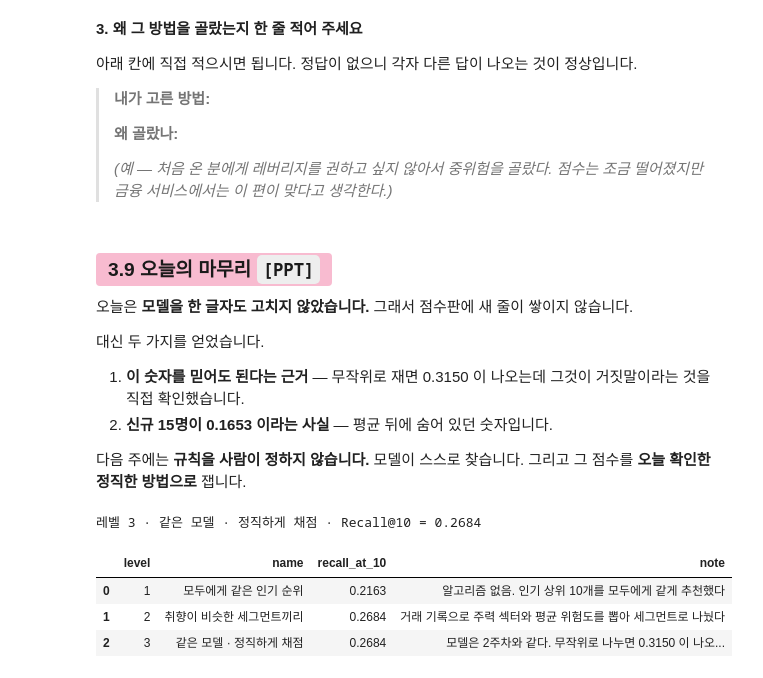
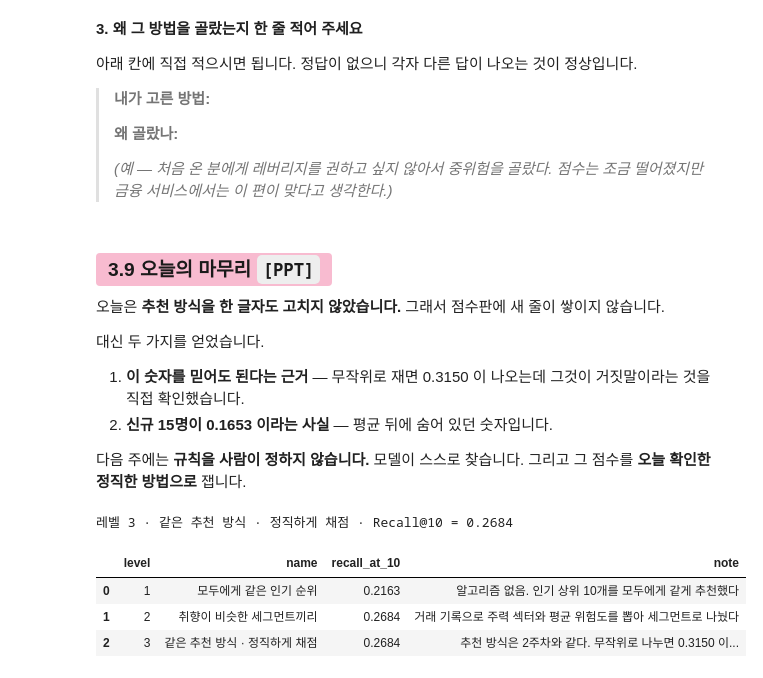
Before and after one commit to welovecherry/recsys, a Jupyter notebook: notebooks/03_split_leakage.ipynb, the cells around one changed output. Drawn from its saved outputs; the diff is of its cells as text; code cells hidden in the pictures.

```diff
--- a/notebooks/03_split_leakage.ipynb
+++ b/notebooks/03_split_leakage.ipynb
@@ -543,7 +543,7 @@ print("→ 「처음 온 사람에게는 안전한 것을」 이라는 생각이
 # %% [markdown]
 ### <mark style="display:block; background:#f8bbd0; color:#1a1a1a; padding:6px 12px; border-radius:4px">3.9 오늘의 마무리  `[PPT]`</mark>
 
-오늘은 **모델을 한 글자도 고치지 않았습니다.** 그래서 점수판에 새 줄이 쌓이지 않습니다.
+오늘은 **추천 방식을 한 글자도 고치지 않았습니다.** 그래서 점수판에 새 줄이 쌓이지 않습니다.
 
 대신 두 가지를 얻었습니다.
 
@@ -553,14 +553,14 @@ print("→ 「처음 온 사람에게는 안전한 것을」 이라는 생각이
 다음 주에는 **규칙을 사람이 정하지 않습니다.** 모델이 스스로 찾습니다.
 그리고 그 점수를 **오늘 확인한 정직한 방법으로** 잽니다.
 # %%
-# 오늘까지의 점수판을 확인합니다. 3주차는 2주차와 같은 값입니다 — 모델을 안 고쳤으니까요.
-recsys.record(3, "같은 모델 · 정직하게 채점", 시간순_점수,
-              note="모델은 2주차와 같다. 무작위로 나누면 0.3150 이 나오는데 그것은 미래를 보고 맞힌 값이다")
+# 오늘까지의 점수판을 확인합니다. 3주차는 2주차와 같은 값입니다 — 추천 방식을 안 고쳤으니까요.
+recsys.record(3, "같은 추천 방식 · 정직하게 채점", 시간순_점수,
+              note="추천 방식은 2주차와 같다. 무작위로 나누면 0.3150 이 나오는데 그것은 미래를 보고 맞힌 값이다")
 
 recsys.leaderboard(upto=3)   # 오늘까지 쌓인 점수판 (뒤 주차는 빼고 본다)
 # %% [output]
-레벨 3 · 같은 모델 · 정직하게 채점 · Recall@10 = 0.2684
+레벨 3 · 같은 추천 방식 · 정직하게 채점 · Recall@10 = 0.2684
 |  | level | name | recall_at_10 | note |
 | 0 | 1 | 모두에게 같은 인기 순위 | 0.2163 | 알고리즘 없음. 인기 상위 10개를 모두에게 같게 추천했다 |
 | 1 | 2 | 취향이 비슷한 세그먼트끼리 | 0.2684 | 거래 기록으로 주력 섹터와 평균 위험도를 뽑아 세그먼트로 나눴다 |
-| 2 | 3 | 같은 모델 · 정직하게 채점 | 0.2684 | 모델은 2주차와 같다. 무작위로 나누면 0.3150 이 나오... |
+| 2 | 3 | 같은 추천 방식 · 정직하게 채점 | 0.2684 | 추천 방식은 2주차와 같다. 무작위로 나누면 0.3150 이... |
```
Also changed, not shown: parts of 7 cells of this notebook.
